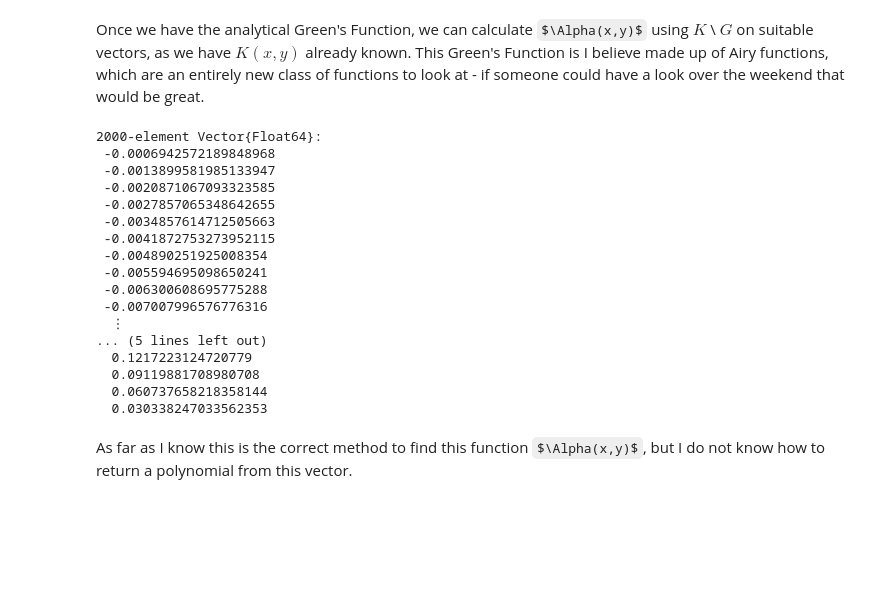
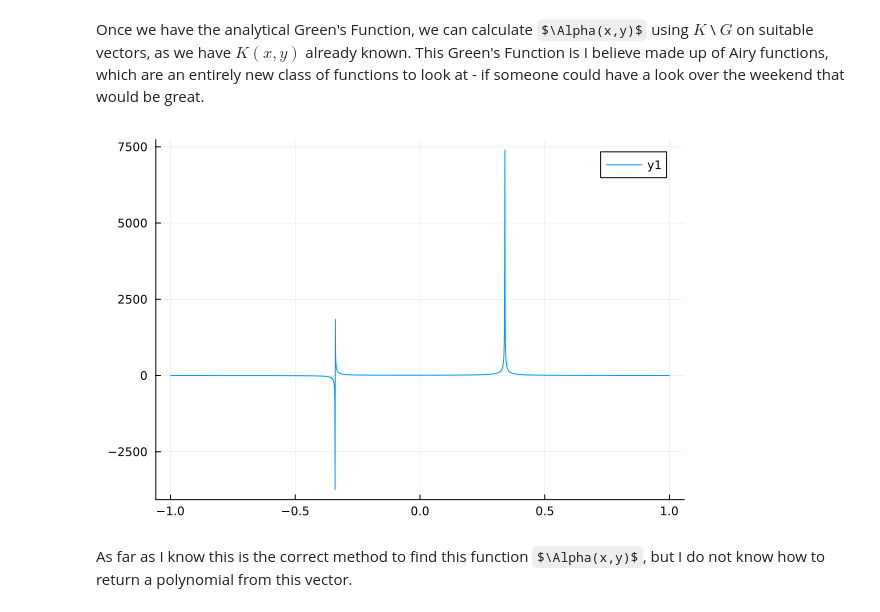
Before and after one commit to cgjunior3-14/M2R-Learning-Greens-Functions, a Jupyter notebook: 1D interpolation.ipynb, the cells around one changed output. Drawn from its saved outputs; the diff is of its cells as text; code cells hidden in the pictures; some formulas as TeX source; blank space fills up the shorter version.

```diff
--- a/1D interpolation.ipynb
+++ b/1D interpolation.ipynb
@@ -261,26 +261,18 @@ Once we have the analytical Green's Function, we can calculate $\Alpha(x,y)$ usi
 This Green's Function is I believe made up of Airy functions, which are an entirely new class of functions to look at - if someone could have a look over the weekend that would be great.
 # %%
 using SpecialFunctions
-G(x,y) = airyai(x) + airyaiprime(x)
+function G(x,y)
+    if x ≤ y
+        return pi*(airyai(x^2/2) * airyaiprime(y^2/2) - airyai(y^2/2) * airyaiprime(x^2/2))/y
+    elseif x > y
+        return pi*(airyai(y^2/2) * airyaiprime(x^2/2) - airyai(x^2/2) * airyaiprime(y^2/2))/y
+    end
+end
+
 G_vec = [G(z,y) for z in x_inner]
 Α = K ./ G_vec
+plot(x_inner, Α)
 # %% [output]
-2000-element Vector{Float64}:
- -0.0006942572189848968
- -0.0013899581985133947
- -0.0020871067093323585
- -0.0027857065348642655
- -0.0034857614712505663
- -0.0041872753273952115
- -0.004890251925008354
- -0.005594695098650241
- -0.006300608695775288
- -0.007007996576776316
-  ⋮
-... (5 lines left out)
-  0.1217223124720779
-  0.09119881708980708
-  0.060737658218358144
-  0.030338247033562353
+[figure, added]
 # %% [markdown]
 As far as I know this is the correct method to find this function $\Alpha(x,y)$, but I do not know how to return a polynomial from this vector.
```
